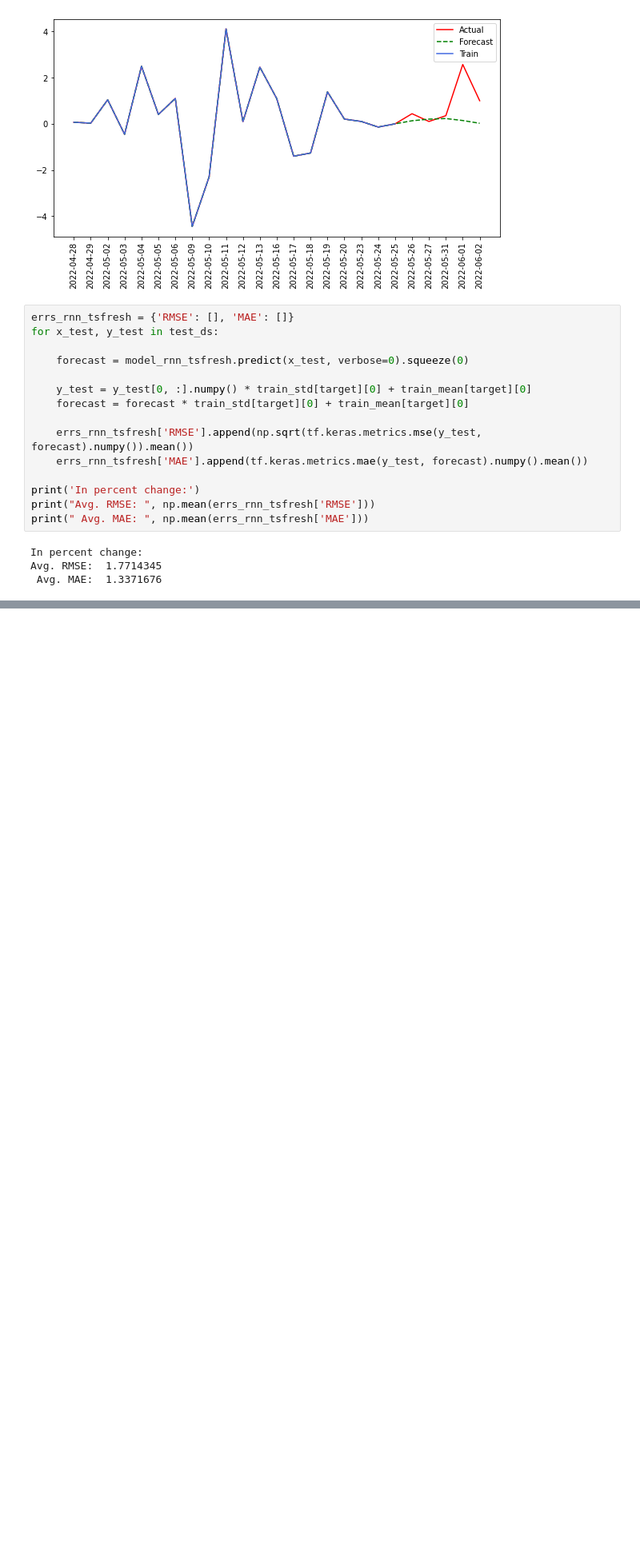
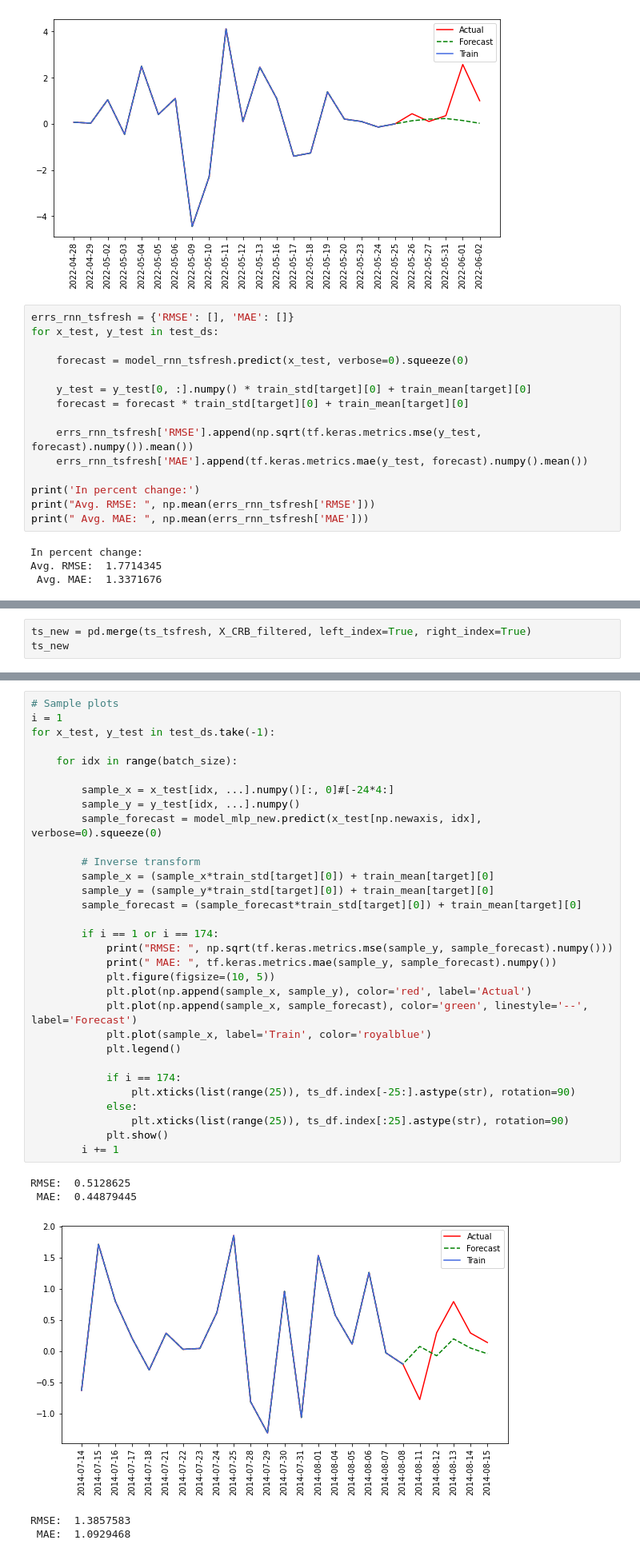
Before and after one commit to joaqsgonzales/tsa_final_project, a Jupyter notebook: Integrating tsFresh with Deep Learning Models.ipynb, the cells around one changed output, grey strips where cells are left out. Shown at 80% size. Saved outputs shown, nothing was run; the diff lists cells and outputs as text; blank space fills up the shorter version.

```diff
--- a/Integrating tsFresh with Deep Learning Models.ipynb
+++ b/Integrating tsFresh with Deep Learning Models.ipynb
@@ -986,0 +1059,3 @@ Avg. RMSE:  1.7714345
+# %%
+ts_new = pd.merge(ts_tsfresh, X_CRB_filtered, left_index=True, right_index=True)
+ts_new
@@ -986,0 +1253,37 @@ Avg. RMSE:  1.7714345
+# %%
+# Sample plots
+i = 1
+for x_test, y_test in test_ds.take(-1):
+
+    for idx in range(batch_size):
+
+        sample_x = x_test[idx, ...].numpy()[:, 0]#[-24*4:]
+        sample_y = y_test[idx, ...].numpy()
+        sample_forecast = model_mlp_new.predict(x_test[np.newaxis, idx], verbose=0).squeeze(0)
+
+        # Inverse transform
+        sample_x = (sample_x*train_std[target][0]) + train_mean[target][0]
+        sample_y = (sample_y*train_std[target][0]) + train_mean[target][0]
+        sample_forecast = (sample_forecast*train_std[target][0]) + train_mean[target][0]
+
+        if i == 1 or i == 174:
+            print("RMSE: ", np.sqrt(tf.keras.metrics.mse(sample_y, sample_forecast).numpy()))
+            print(" MAE: ", tf.keras.metrics.mae(sample_y, sample_forecast).numpy())
+            plt.figure(figsize=(10, 5))
+            plt.plot(np.append(sample_x, sample_y), color='red', label='Actual')
+            plt.plot(np.append(sample_x, sample_forecast), color='green', linestyle='--', label='Forecast')
+            plt.plot(sample_x, label='Train', color='royalblue')
+            plt.legend()
+
+            if i == 174:
+                plt.xticks(list(range(25)), ts_df.index[-25:].astype(str), rotation=90)
+            else:
+                plt.xticks(list(range(25)), ts_df.index[:25].astype(str), rotation=90)
+            plt.show()
+        i += 1
+# %% [output]
+RMSE:  0.5128625
+ MAE:  0.44879445
+[figure, added]
+RMSE:  1.3857583
+ MAE:  1.0929468
```
Also changed, not shown: parts of 55 cells of this notebook.
